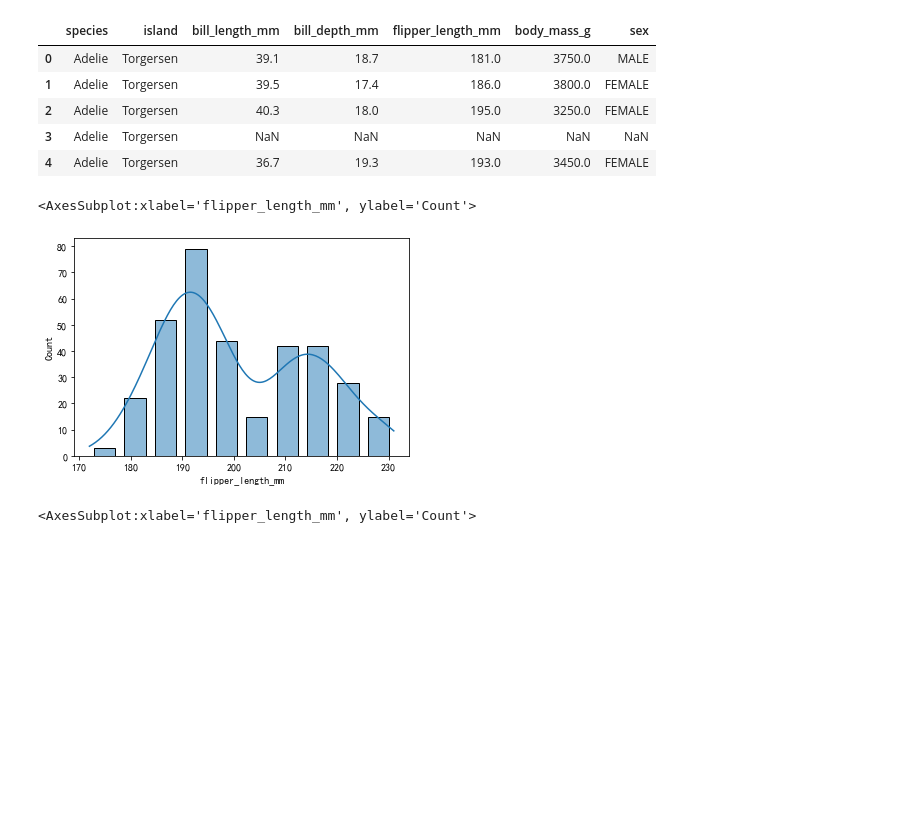
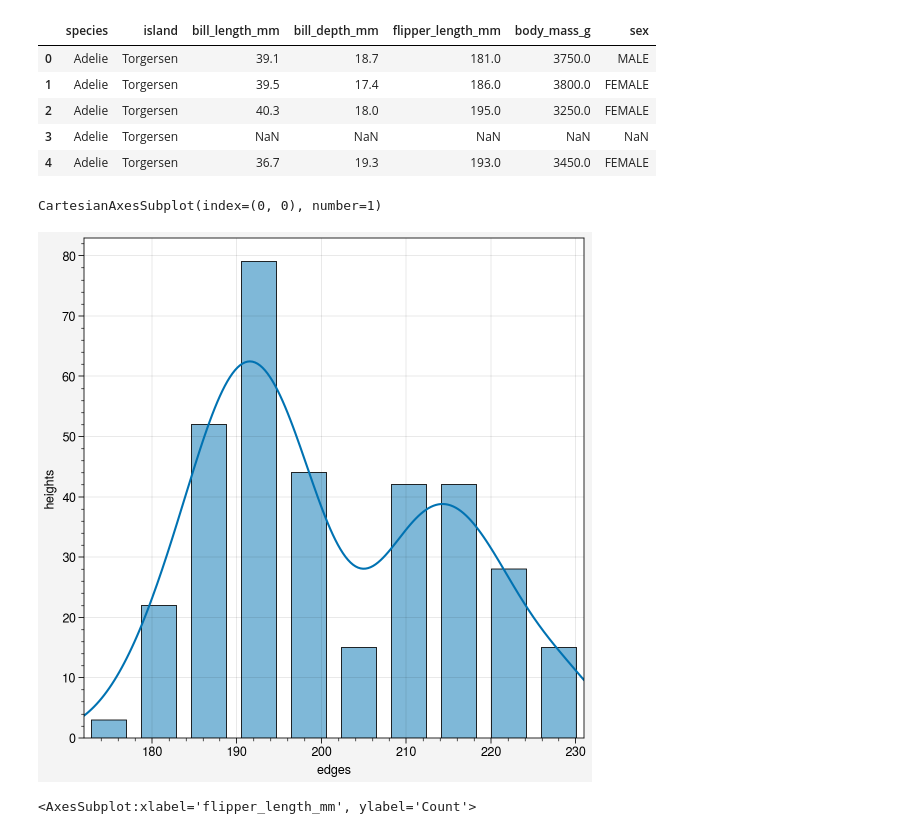
Before and after one commit to whpldgs/tec, a Jupyter notebook: matplotlib_tec.ipynb, the cells around one changed output. Drawn from its saved outputs; the diff is of its cells as text; code cells hidden in the pictures; blank space fills up the shorter version.

```diff
--- a/matplotlib_tec.ipynb
+++ b/matplotlib_tec.ipynb
@@ -169,7 +169,12 @@ plt.show()
 # %%
 import pandas as pd
 import seaborn as sns
-# sns.set_theme(style='darkgrid')  # 图形主题
+from scipy.stats import norm  # 用于拟合正态分布曲线
+import proplot as pplt
+
+def normfun(x, mu, sigma):
+    pdf = np.exp(-((x - mu)**2)/(2*sigma**2)) / (sigma * np.sqrt(2*np.pi))
+    return pdf
 
 # 加载数据
 penguins=pd.read_csv(r'https://gitee.com/nicedouble/seaborn-data/raw/master/penguins.csv')
@@ -182,11 +187,24 @@ penguins.head()
 | 3 | Adelie | Torgersen | NaN | NaN | NaN | NaN | NaN |
 | 4 | Adelie | Torgersen | 36.7 | 19.3 | 193.0 | 3450.0 | FEMALE |
 # %%
+import matplotlib.pyplot as plt
+
+bins = pplt.arange(170,240,10)
+
 # 添加核密度曲线的直方图
-sns.histplot(data=penguins,x='flipper_length_mm',kde=True, shrink=0.7)
+data = penguins['flipper_length_mm']
+y = normfun(bins, data.mean(), data.std())
+# print(y)
+
+fig, axs = pplt.subplots(refwidth=5.0)
+
+sns.histplot(data=penguins,x='flipper_length_mm',kde=True, shrink=0.7, ax=axs[0])
+# axs[0].plot(bins, np.multiply(y)*443)
+
+# data
 # %% [output]
-<AxesSubplot:xlabel='flipper_length_mm', ylabel='Count'>
+CartesianAxesSubplot(index=(0, 0), number=1)
-[figure, old version]
+[figure, new version]
 # %%
 # 并排分组直方图
 sns.histplot(data=penguins, x="flipper_length_mm", hue="species",multiple='dodge')
```
Also changed, not shown: parts of 1 cell of this notebook, 3 other files.
